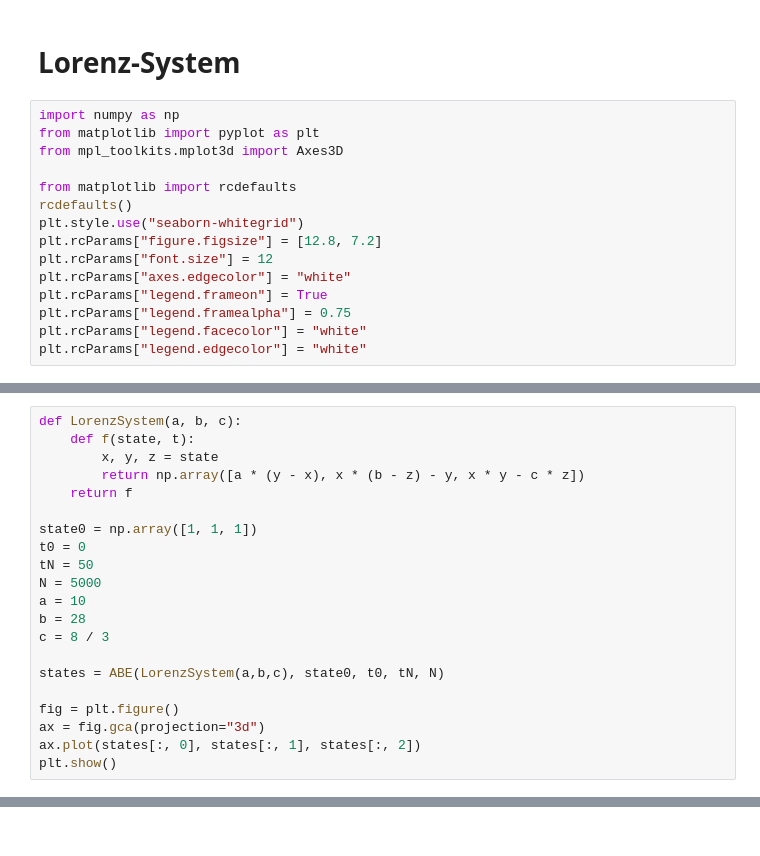
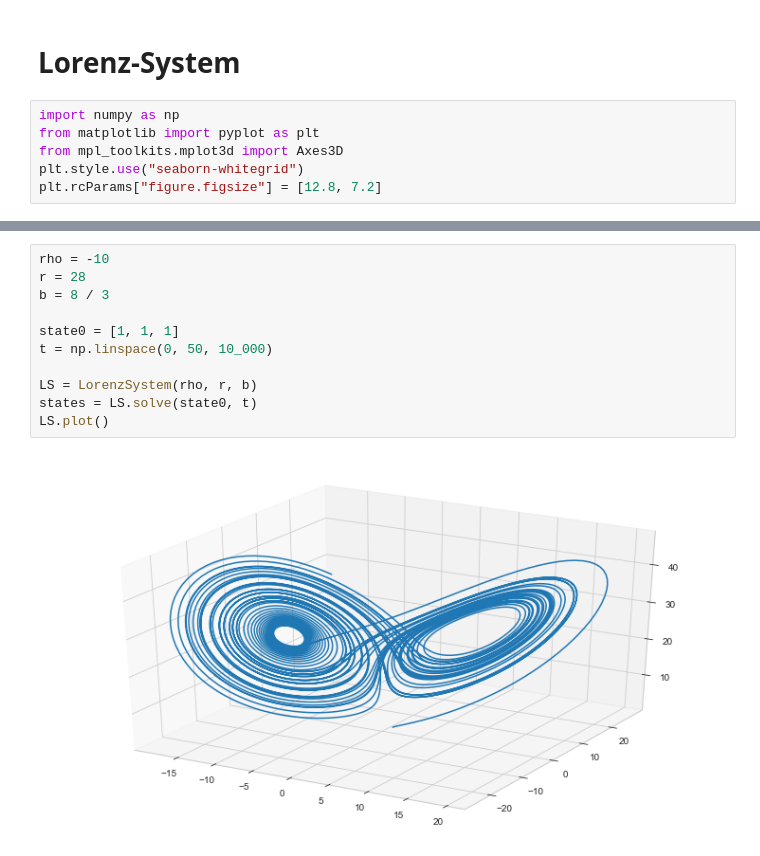
Before and after one commit to maxstollmayer/Lorenz-System-Project, a Jupyter notebook: Lorenz-System Notebook.ipynb, the cells around one changed output, grey strips where cells are left out. Cells and saved outputs as stored; diff of their text form.

```diff
--- a/Lorenz-System Notebook.ipynb
+++ b/Lorenz-System Notebook.ipynb
@@ -4,14 +4,5 @@
 import numpy as np
 from matplotlib import pyplot as plt
 from mpl_toolkits.mplot3d import Axes3D
-
-from matplotlib import rcdefaults
-rcdefaults()
 plt.style.use("seaborn-whitegrid")
 plt.rcParams["figure.figsize"] = [12.8, 7.2]
-plt.rcParams["font.size"] = 12
-plt.rcParams["axes.edgecolor"] = "white"
-plt.rcParams["legend.frameon"] = True
-plt.rcParams["legend.framealpha"] = 0.75
-plt.rcParams["legend.facecolor"] = "white"
-plt.rcParams["legend.edgecolor"] = "white"
@@ -141,21 +8,0 @@ def ABE(f, y0, t0, tN, N, order=4, inits=None):
-# %%
-def LorenzSystem(a, b, c):
-    def f(state, t):
-        x, y, z = state
-        return np.array([a * (y - x), x * (b - z) - y, x * y - c * z])
-    return f
-
-state0 = np.array([1, 1, 1])
-t0 = 0
-tN = 50
-N = 5000
-a = 10
-b = 28
-c = 8 / 3
-
-states = ABE(LorenzSystem(a,b,c), state0, t0, tN, N)
-
-fig = plt.figure()
-ax = fig.gca(projection="3d")
-ax.plot(states[:, 0], states[:, 1], states[:, 2])
-plt.show()
@@ -163,0 +84,13 @@ plt.show()
+# %%
+rho = -10
+r = 28
+b = 8 / 3
+
+state0 = [1, 1, 1]
+t = np.linspace(0, 50, 10_000)
+
+LS = LorenzSystem(rho, r, b)
+states = LS.solve(state0, t)
+LS.plot()
+# %% [output]
+[figure, added]
```
Also changed, not shown: parts of 5 cells of this notebook.
